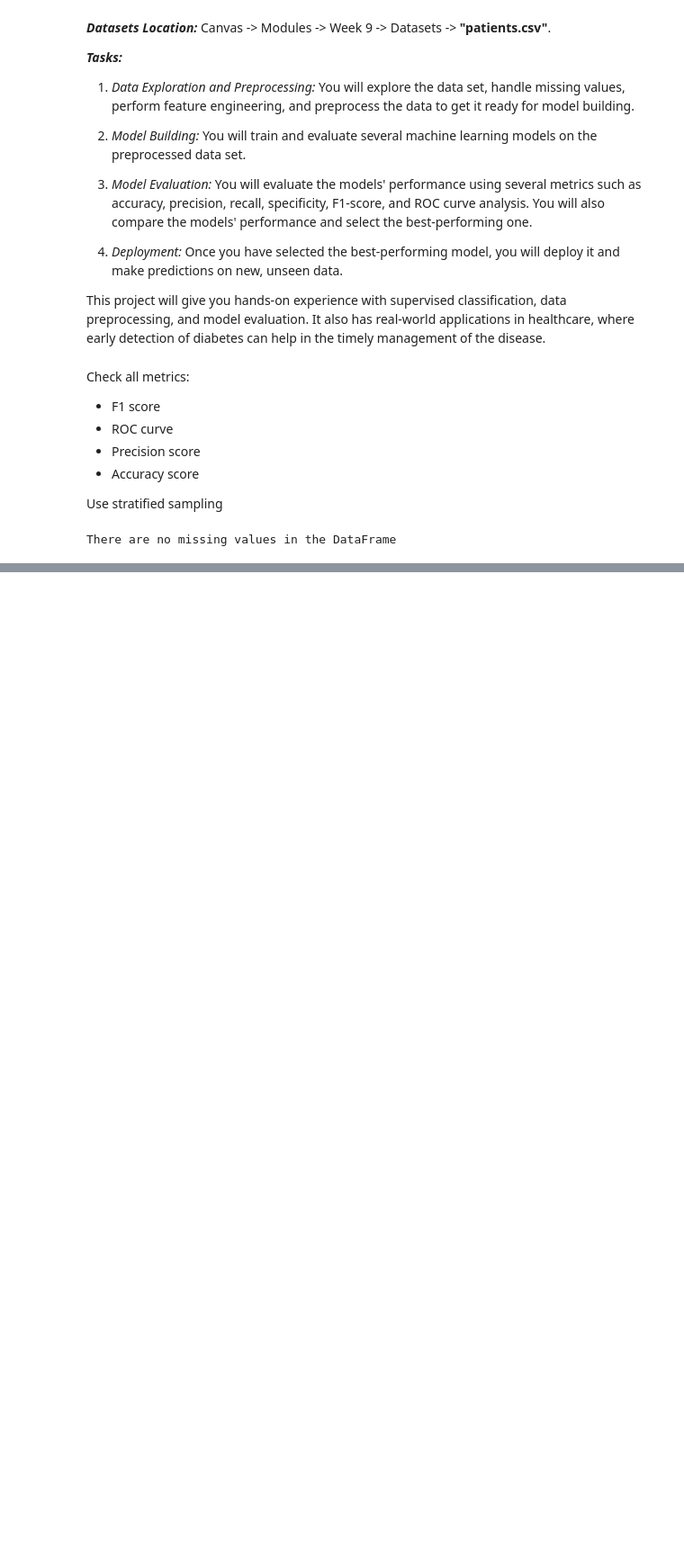
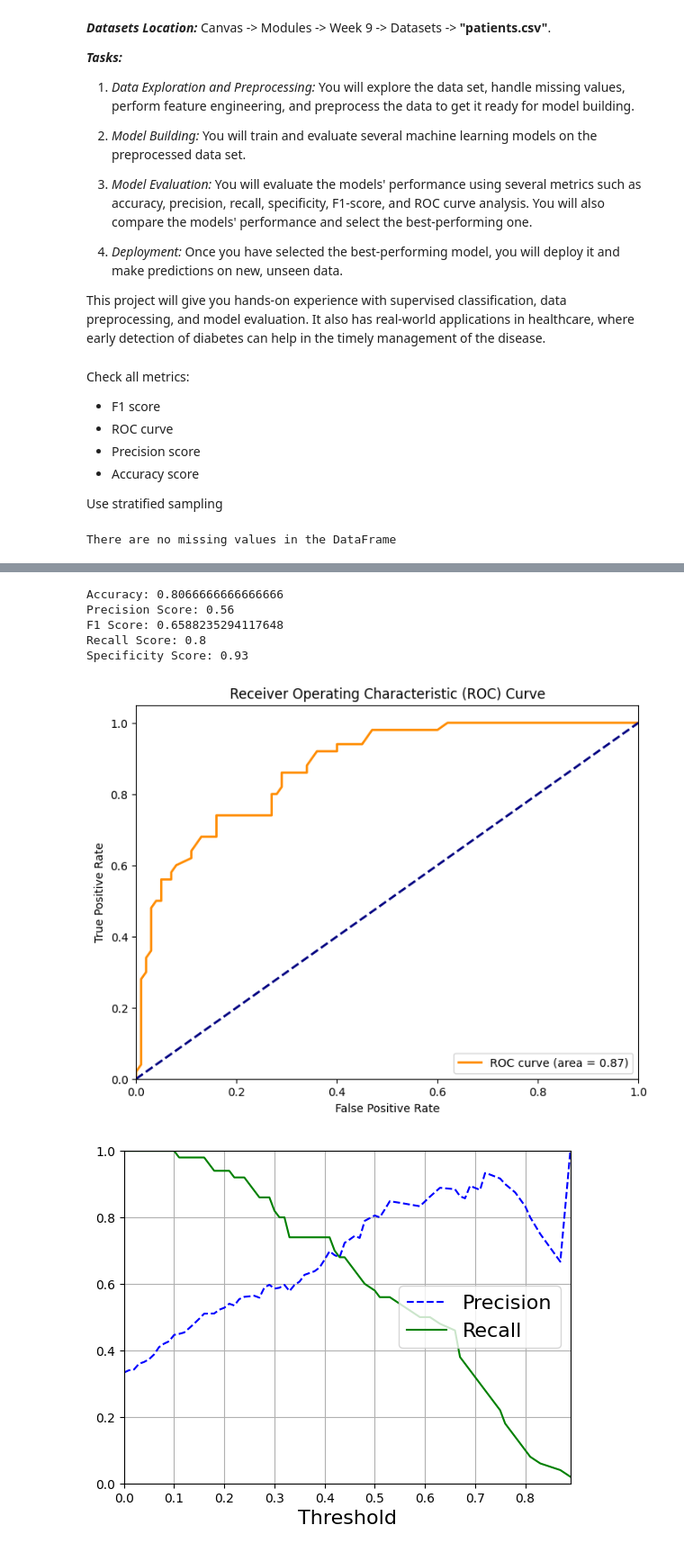
Before and after one commit to GabeALopez/machine-learning-projects, a Jupyter notebook: project3/Gabriel_Lopez_Project3.ipynb, the cells around one changed output, grey strips where cells are left out. Shown at 90% size. Cells and saved outputs as stored; diff of their text form; code cells hidden in the pictures; blank space fills up the shorter version.

```diff
--- a/project3/Gabriel_Lopez_Project3.ipynb
+++ b/project3/Gabriel_Lopez_Project3.ipynb
@@ -202,5 +260,28 @@ Recall Score: 0.7674418604651163
 [figure]
 [figure]
+# %%
+grid_search_rnd = {
+    'n_estimators' : [1, 10, 100],
+    'max_depth' : [10, 50, 100, None]
+}
+
+grid_search_rnd_var = GridSearchCV(RandomForestClassifier(), grid_search_rnd, cv=5, n_jobs=1)
+
+fit_and_print(grid_search_rnd_var, X_train, y_train, X_test, y_test)
+
+prob = grid_search_rnd_var.predict_proba(X_test)[:, 1]
+create_ROC_curve(y_test, prob)
+
+precision, recall, thresholds = precision_recall_curve(y_test, prob)
+create_precision_recall_curve(precision, recall, thresholds)
+# %% [output]
+Accuracy: 0.8066666666666666
+Precision Score: 0.56
+F1 Score: 0.6588235294117648
+Recall Score: 0.8
+Specificity Score: 0.93
+[figure, added]
+[figure, added]
 # %%
 print("Support Vector Classifier:")
 
```
Also changed, not shown: parts of 9 cells of this notebook.
